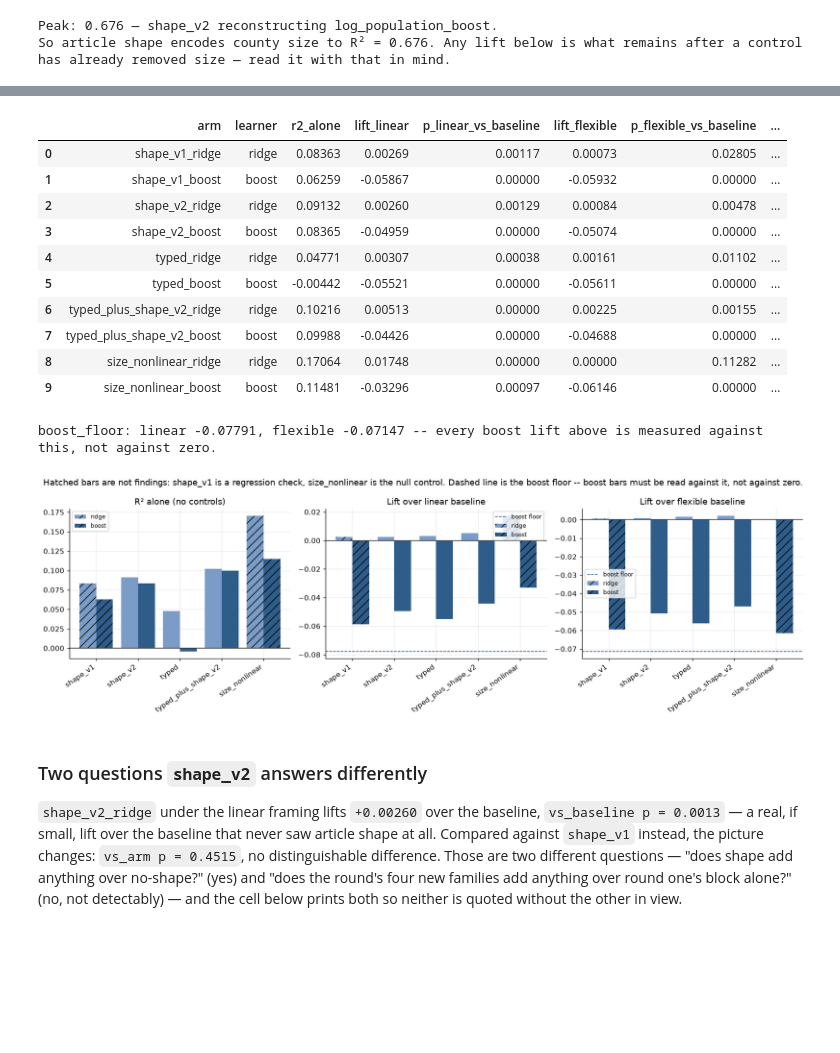
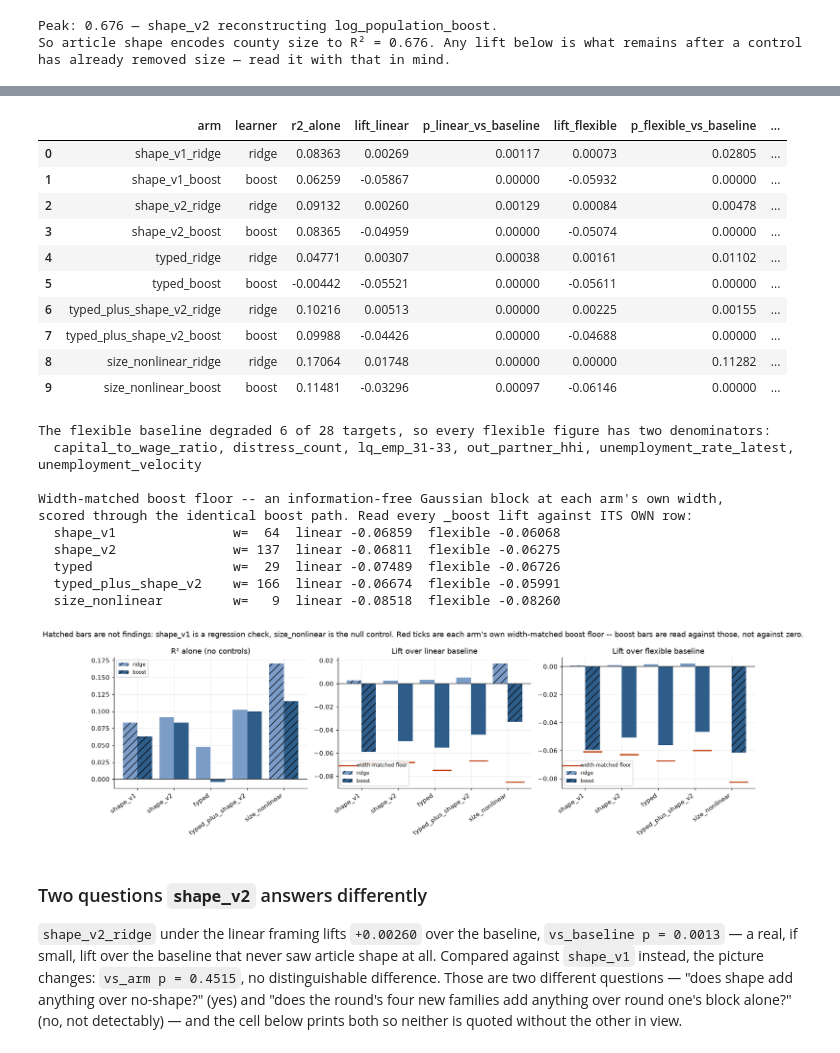
Before and after one commit to Max-Garcia-06/macro_embeddings, a Jupyter notebook: analysis-output/source-a/source_a_shape_profile_round.ipynb, the cells around one changed output, grey strips where cells are left out. Saved outputs shown, nothing was run; the diff lists cells and outputs as text; code cells hidden in the pictures; blank space fills up the shorter version.

```diff
--- a/analysis-output/source-a/source_a_shape_profile_round.ipynb
+++ b/analysis-output/source-a/source_a_shape_profile_round.ipynb
@@ -191,6 +223,8 @@ the raw lift implies.
 # %%
 def _arm_row(name: str, a: dict) -> dict:
     linear, flexible = a["linear"], a["flexible"]
+    undegraded = flexible["undegraded"]
+    arm_key = name.rsplit("_", 1)[0]
     row = {
         "arm": name,
         "learner": a["learner"],
@@ -199,13 +233,20 @@ def _arm_row(name: str, a: dict) -> dict:
         "p_linear_vs_baseline": linear["vs_baseline"]["wilcoxon_p"],
         "lift_flexible": flexible["mean_lift"],
         "p_flexible_vs_baseline": flexible["vs_baseline"]["wilcoxon_p"],
+        f"lift_flexible_undeg{undegraded['n_targets']}": undegraded["mean_lift"],
+        f"p_flexible_undeg{undegraded['n_targets']}": undegraded["vs_baseline"]["wilcoxon_p"],
     }
     if "vs_arm" in linear:
         row["vs_arm"] = linear["vs_arm"]["compared_against"]
         row["p_linear_vs_arm"] = linear["vs_arm"]["wilcoxon_p"]
         row["p_flexible_vs_arm"] = flexible["vs_arm"]["wilcoxon_p"]
     if "vs_boost_floor" in linear:
+        row["floor_width"] = stats["boost_floor"][arm_key]["width"]
+        row["floor_linear"] = stats["boost_floor"][arm_key]["linear"]["mean_lift"]
+        row["d_linear_vs_floor"] = linear["vs_boost_floor"]["mean_paired_difference"]
         row["p_linear_vs_floor"] = linear["vs_boost_floor"]["wilcoxon_p"]
+        row["floor_flexible"] = stats["boost_floor"][arm_key]["flexible"]["mean_lift"]
+        row["d_flexible_vs_floor"] = flexible["vs_boost_floor"]["mean_paired_difference"]
         row["p_flexible_vs_floor"] = flexible["vs_boost_floor"]["wilcoxon_p"]
     return row
 
@@ -213,10 +254,15 @@ def _arm_row(name: str, a: dict) -> dict:
 arms = pd.DataFrame([_arm_row(name, a) for name, a in stats["arms"].items()])
 display(arms.round(5))
 
-floor = stats["boost_floor"]
-print(f"boost_floor: linear {floor['linear']['mean_lift']:+.5f}, "
-      f"flexible {floor['flexible']['mean_lift']:+.5f} "
-      "-- every boost lift above is measured against this, not against zero.")
+print(f"The flexible baseline degraded {len(stats['flexible_degraded_targets'])} of "
+      f"{stats['n_targets']} targets, so every flexible figure has two denominators:")
+print("  " + ", ".join(stats["flexible_degraded_targets"]))
+print()
+print("Width-matched boost floor -- an information-free Gaussian block at each arm's own width,")
+print("scored through the identical boost path. Read every _boost lift against ITS OWN row:")
+for arm_key, entry in stats["boost_floor"].items():
+    print(f"  {arm_key:22} w={entry['width']:>4}  linear {entry['linear']['mean_lift']:+.5f}"
+          f"  flexible {entry['flexible']['mean_lift']:+.5f}")
 # %% [output]
 |  | arm | learner | r2_alone | lift_linear | p_linear_vs_baseline | lift_flexible | p_flexible_vs_baseline | ... |
 | 0 | shape_v1_ridge | ridge | 0.08363 | 0.00269 | 0.00117 | 0.00073 | 0.02805 | ... |
@@ -229,40 +275,52 @@ print(f"boost_floor: linear {floor['linear']['mean_lift']:+.5f}, "
 | 7 | typed_plus_shape_v2_boost | boost | 0.09988 | -0.04426 | 0.00000 | -0.04688 | 0.00000 | ... |
 | 8 | size_nonlinear_ridge | ridge | 0.17064 | 0.01748 | 0.00000 | 0.00000 | 0.11282 | ... |
 | 9 | size_nonlinear_boost | boost | 0.11481 | -0.03296 | 0.00097 | -0.06146 | 0.00000 | ... |
-boost_floor: linear -0.07791, flexible -0.07147 -- every boost lift above is measured against this, not against zero.
+The flexible baseline degraded 6 of 28 targets, so every flexible figure has two denominators:
+  capital_to_wage_ratio, distress_count, lq_emp_31-33, out_partner_hhi, unemployment_rate_latest, unemployment_velocity
+
+Width-matched boost floor -- an information-free Gaussian block at each arm's own width,
+scored through the identical boost path. Read every _boost lift against ITS OWN row:
+  shape_v1               w=  64  linear -0.06859  flexible -0.06068
+  shape_v2               w= 137  linear -0.06811  flexible -0.06275
+  typed                  w=  29  linear -0.07489  flexible -0.06726
+  typed_plus_shape_v2    w= 166  linear -0.06674  flexible -0.05991
+  size_nonlinear         w=   9  linear -0.08518  flexible -0.08260
 # %%
+ridge_arms = arms[arms["learner"] == "ridge"]
+arm_keys = [n.replace("_ridge", "") for n in ridge_arms["arm"]]
+
 fig, axes = plt.subplots(1, 3, figsize=(15, 4.8))
 for ax, column, title in zip(
     axes,
     ("r2_alone", "lift_linear", "lift_flexible"),
     ("R² alone (no controls)", "Lift over linear baseline", "Lift over flexible baseline"),
 ):
     for offset, learner, color in zip((-0.2, 0.2), ("ridge", "boost"), ("#7a9cc6", "#2f5d8a")):
         subset = arms[arms["learner"] == learner]
         positions = np.arange(len(subset)) + offset
         bars = ax.bar(positions, subset[column], 0.4, label=learner, color=color)
         for bar, arm_name in zip(bars, subset["arm"]):
             if "size_nonlinear" in arm_name or "shape_v1" in arm_name:
                 bar.set_hatch("//")
     if column != "r2_alone":
+        # One floor per arm, not one line across the chart: the floor is an
+        # overfitting penalty and it scales with the arm's block width.
         floor_key = "linear" if column == "lift_linear" else "flexible"
-        ax.axhline(stats["boost_floor"][floor_key]["mean_lift"], color="#2f5d8a", lw=1,
-                   ls="--", label="boost floor")
-    ax.set_xticks(np.arange(len(arms[arms["learner"] == "ridge"])))
-    ax.set_xticklabels(
-        [n.replace("_ridge", "") for n in arms[arms["learner"] == "ridge"]["arm"]],
-        rotation=35, ha="right",
-    )
+        floors = [stats["boost_floor"][k][floor_key]["mean_lift"] for k in arm_keys]
+        ax.scatter(np.arange(len(arm_keys)) + 0.2, floors, marker="_", s=900,
+                   color="#c1440e", lw=2, zorder=5, label="width-matched floor")
+    ax.set_xticks(np.arange(len(arm_keys)))
+    ax.set_xticklabels(arm_keys, rotation=35, ha="right")
     ax.axhline(0, color="#333", lw=1)
     ax.set_title(title)
     ax.legend(fontsize=8)
 fig.suptitle("Hatched bars are not findings: shape_v1 is a regression check, "
-             "size_nonlinear is the null control. Dashed line is the boost floor -- "
-             "boost bars must be read against it, not against zero.")
+             "size_nonlinear is the null control. Red ticks are each arm's own "
+             "width-matched boost floor -- boost bars are read against those, not against zero.")
 fig.tight_layout()
 plt.show()
 # %% [output]
-[figure, old version]
+[figure, new version]
 # %% [markdown]
 ### Two questions `shape_v2` answers differently
 
```
Also changed, not shown: parts of 8 cells of this notebook, 3 other files.
